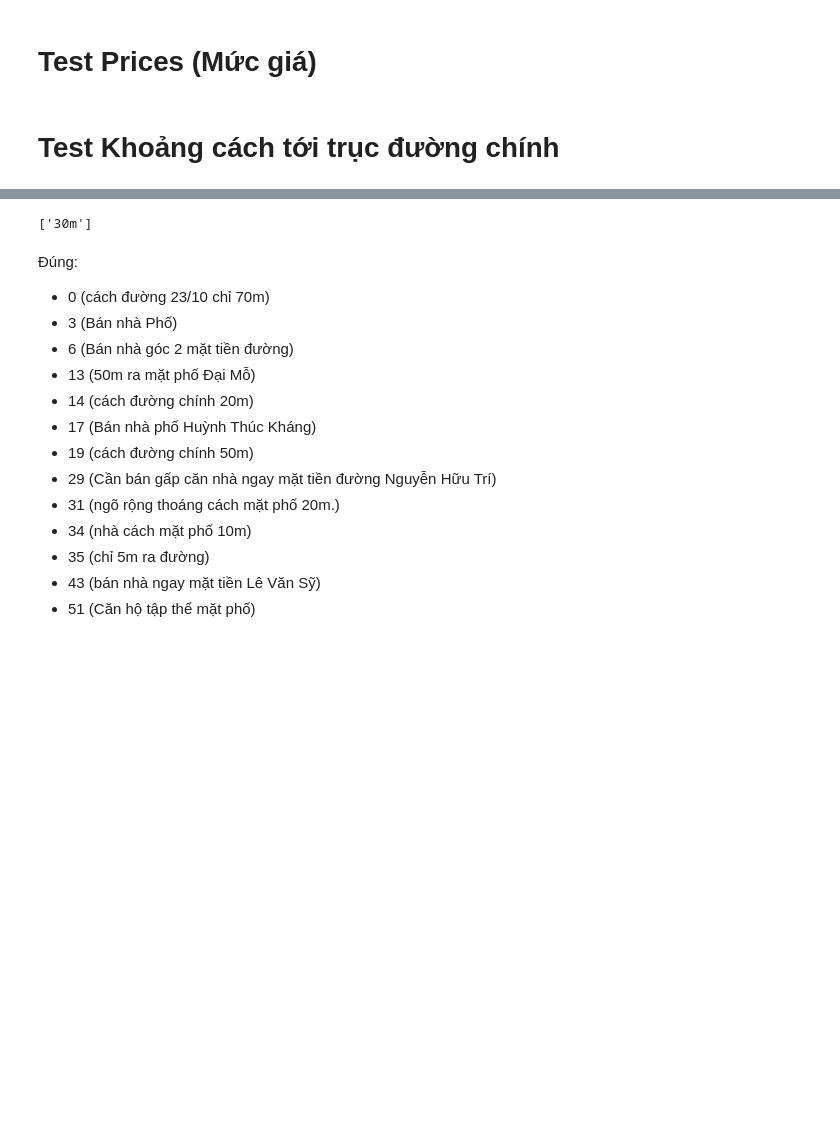
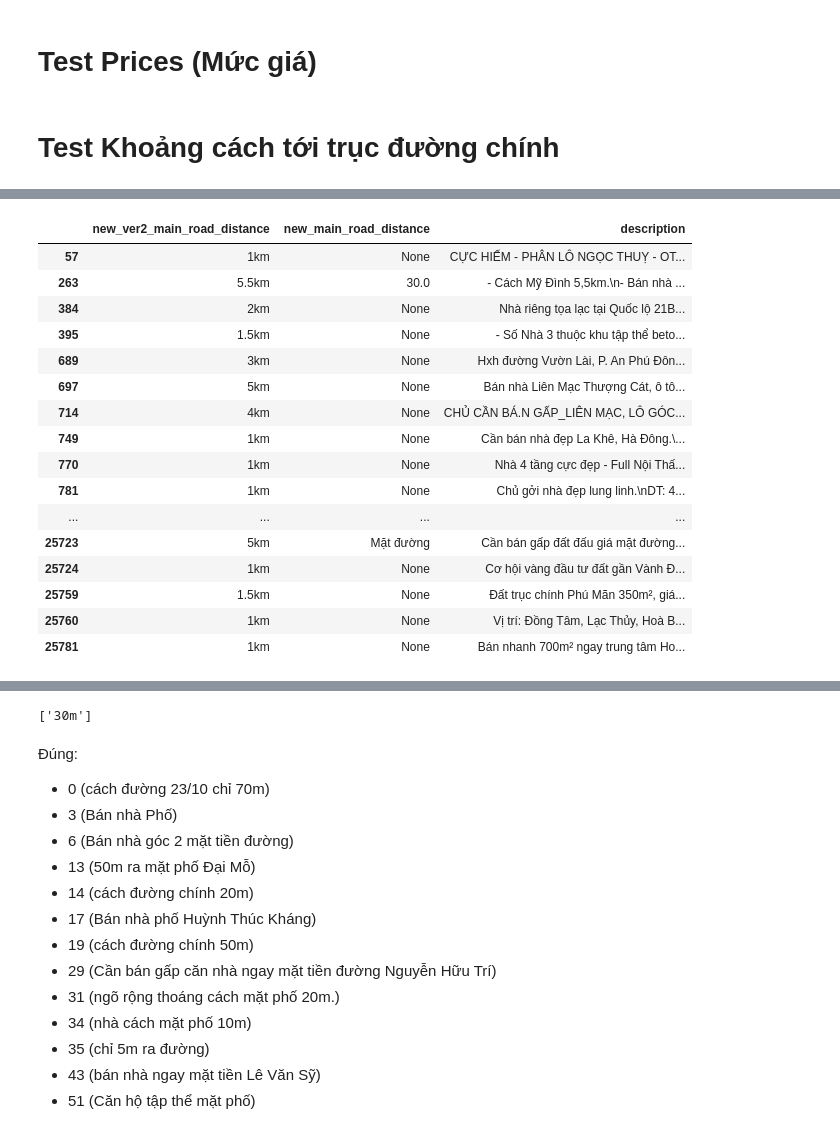
Before and after one commit to PhamMaiLinh-2403/estates-scraping-bds, a Jupyter notebook: test.ipynb, the cells around one changed output, grey strips where cells are left out. Drawn from its saved outputs; the diff is of its cells as text; code cells hidden in the pictures; blank space fills up the shorter version.

Commit message:
try to fix main road distance (help)

```diff
--- a/test.ipynb
+++ b/test.ipynb
@@ -662,0 +716,23 @@ print(re.findall(pattern, string))
+# %%
+pd.set_option('display.max_colwidth', None)
+pd.set_option('display.max_rows', None)
+
+df[(df['new_ver2_main_road_distance'].str.contains('km')) & (~df['new_ver2_main_road_distance'].isna())][['new_ver2_main_road_distance','new_main_road_distance', 'description']]
+# %% [output]
+|  | new_ver2_main_road_distance | new_main_road_distance | description |
+| 57 | 1km | None | CỰC HIẾM - PHÂN LÔ NGỌC THUỴ - OT... |
+| 263 | 5.5km | 30.0 | - Cách Mỹ Đình 5,5km.\n- Bán nhà ... |
+| 384 | 2km | None | Nhà riêng tọa lạc tại Quốc lộ 21B... |
+| 395 | 1.5km | None | - Số Nhà 3 thuộc khu tập thể beto... |
+| 689 | 3km | None | Hxh đường Vườn Lài, P. An Phú Đôn... |
+| 697 | 5km | None | Bán nhà Liên Mạc Thượng Cát, ô tô... |
+| 714 | 4km | None | CHỦ CẦN BÁ.N GẤP_LIÊN MẠC, LÔ GÓC... |
+| 749 | 1km | None | Cần bán nhà đẹp La Khê, Hà Đông.\... |
+| 770 | 1km | None | Nhà 4 tầng cực đẹp - Full Nội Thấ... |
+| 781 | 1km | None | Chủ gởi nhà đẹp lung linh.\nDT: 4... |
+| ... | ... | ... | ... |
+| 25723 | 5km | Mặt đường | Cần bán gấp đất đấu giá mặt đường... |
+| 25724 | 1km | None | Cơ hội vàng đầu tư đất gần Vành Đ... |
+| 25759 | 1.5km | None | Đất trục chính Phú Mãn 350m², giá... |
+| 25760 | 1km | None | Vị trí: Đồng Tâm, Lạc Thủy, Hoà B... |
+| 25781 | 1km | None | Bán nhanh 700m² ngay trung tâm Ho... |
```
Also changed, not shown: parts of 10 cells of this notebook.
